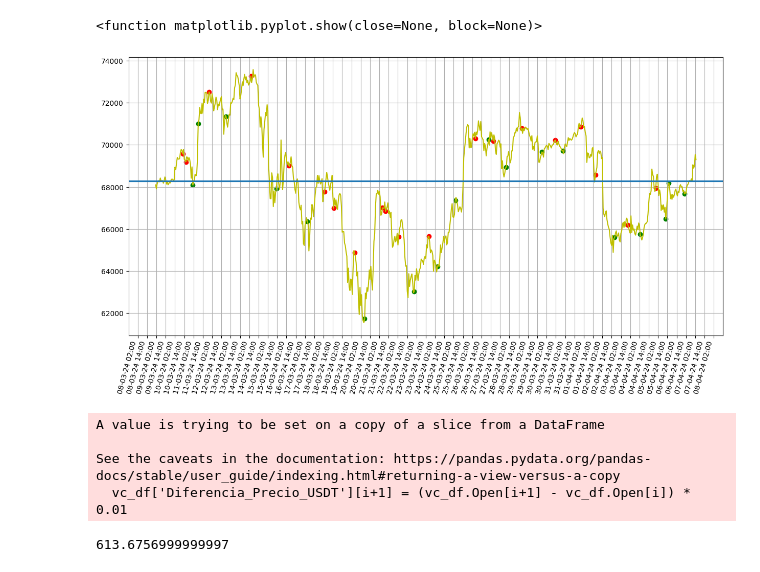
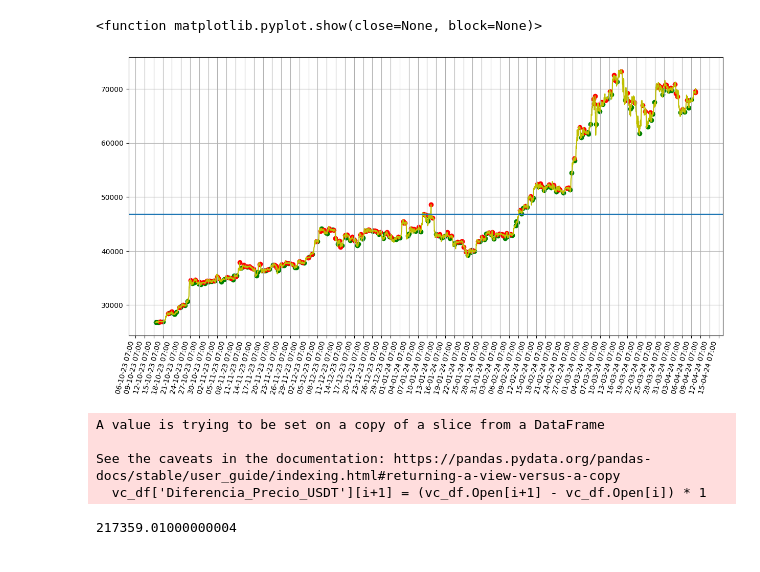
Before and after one commit to Tinmarian/tradingbot, a Jupyter notebook: cristian/scripts/analisis_estrategia_1h.ipynb, the cells around one changed output. Drawn from its saved outputs; the diff is of its cells as text; code cells hidden in the pictures.

```diff
--- a/cristian/scripts/analisis_estrategia_1h.ipynb
+++ b/cristian/scripts/analisis_estrategia_1h.ipynb
@@ -25,14 +25,14 @@ smooth_exp = 3
 ###################################
 # Parámetros de estrategia.
 ###################################
-rango = 10
+rango = 24
 std_mult = 10000000
 z_aprox = 0.0000000001
 
 ##################################################################################################################################
 # Descarga y limpieza de datos de X días atrás a hoy.
 ##################################################################################################################################
-recent_data = pd.DataFrame(client.get_historical_klines('BTCUSDT','1h','30 day ago UTC'))
+recent_data = pd.DataFrame(client.get_historical_klines('BTCUSDT','1h','180 day ago UTC'))
 recent_data = recent_data.iloc[:,:6]
 recent_data.columns = ['Tiempo','Open','High','Low','Close','Volume']
 recent_data['Tiempo'] = pd.to_datetime(recent_data.Tiempo,unit='ms')
@@ -112,35 +112,35 @@ for lista in [max_points_idx,min_points_idx]:
     else:
         for idx in sorted(close_points_min,reverse=True):
             del lista[idx]
 
 ######################################################################
 # Ahora ya podemos visualizar los resultados con el siguiente código.
 ######################################################################
 mp = recent_data.Open[initial_date_index:final_date_index].mean()
 plt.figure(figsize=(15,8))
 plt.plot(recent_data.Tiempo[initial_date_index:final_date_index],recent_data.Open[initial_date_index:final_date_index].multiply(1),color='y')
 # plt.plot(recent_data.Tiempo[initial_date_index-100:final_date_index],recent_data.PD_Interpolacion[initial_date_index-100:final_date_index].multiply(30000)+mp,'purple')
 # plt.plot(recent_data.Tiempo[initial_date_index-100:final_date_index],recent_data.SD_Interpolacion[initial_date_index-100:final_date_index].multiply(800000000)+mp,color='k')
 # plt.plot(recent_data.Tiempo[initial_date_index-100:final_date_index],recent_data.TD_Interpolacion[initial_date_index-100:final_date_index].multiply(30000000000000)+mp,color='b')
 plt.scatter(recent_data.Tiempo.iloc[max_points_idx],recent_data.Open.iloc[max_points_idx],color='g')
 plt.scatter(recent_data.Tiempo.iloc[min_points_idx],recent_data.Open.iloc[min_points_idx],color='r')
 plt.grid(visible=True)
 
 # Set minor tick locations.
 plt.gca().xaxis.set_major_formatter(mdates.DateFormatter('%d-%m-%y %H:%M'))
-plt.gca().xaxis.set_major_locator(mdates.HourLocator(interval=12))
+plt.gca().xaxis.set_major_locator(mdates.HourLocator(interval=72))
 plt.gcf().autofmt_xdate()
 
 # Set grid to use minor tick locations.
 plt.grid(which = 'minor')
 plt.xticks(rotation=75)
 plt.axhline(mp)
 plt.axhline(np.std(recent_data.SD_Interpolacion)*std_mult + mp)
 plt.axhline(mp - np.std(recent_data.SD_Interpolacion)*std_mult)
 plt.show
 # %% [output]
 <function matplotlib.pyplot.show(close=None, block=None)>
-[figure, old version]
+[figure, new version]
 # %%
 pmax_df = recent_data.iloc[max_points_idx].iloc[:,:2]
 pmax_df['Accion'] = 'C'
@@ -163,7 +163,7 @@ vc_df.drop(del_idx,inplace=True)
 vc_df = vc_df.reset_index(drop=True)
 vc_df['Diferencia_Precio_USDT'] = pd.Series(dtype='float')
 for i in range(len(vc_df)-1):
-    vc_df['Diferencia_Precio_USDT'][i+1] = (vc_df.Open[i+1] - vc_df.Open[i]) * 0.01
+    vc_df['Diferencia_Precio_USDT'][i+1] = (vc_df.Open[i+1] - vc_df.Open[i]) * 1
 profits = 0
 for i in range(len(vc_df)-1):
     if vc_df.Accion[i] == 'C' and vc_df.Diferencia_Precio_USDT[i+1] > 0:
@@ -179,8 +179,8 @@ profits
 A value is trying to be set on a copy of a slice from a DataFrame
 
 See the caveats in the documentation: https://pandas.pydata.org/pandas-docs/stable/user_guide/indexing.html#returning-a-view-versus-a-copy
-  vc_df['Diferencia_Precio_USDT'][i+1] = (vc_df.Open[i+1] - vc_df.Open[i]) * 0.01
+  vc_df['Diferencia_Precio_USDT'][i+1] = (vc_df.Open[i+1] - vc_df.Open[i]) * 1
-613.6756999999997
+217359.01000000004
 # %%
 vc_df
 # %% [output]
```
Also changed, not shown: parts of 1 cell of this notebook, 4 other files.
